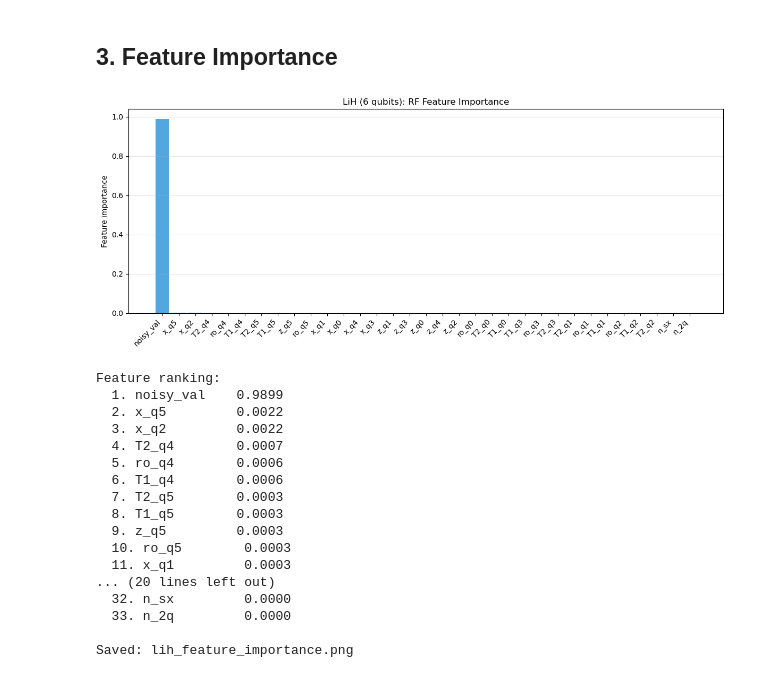
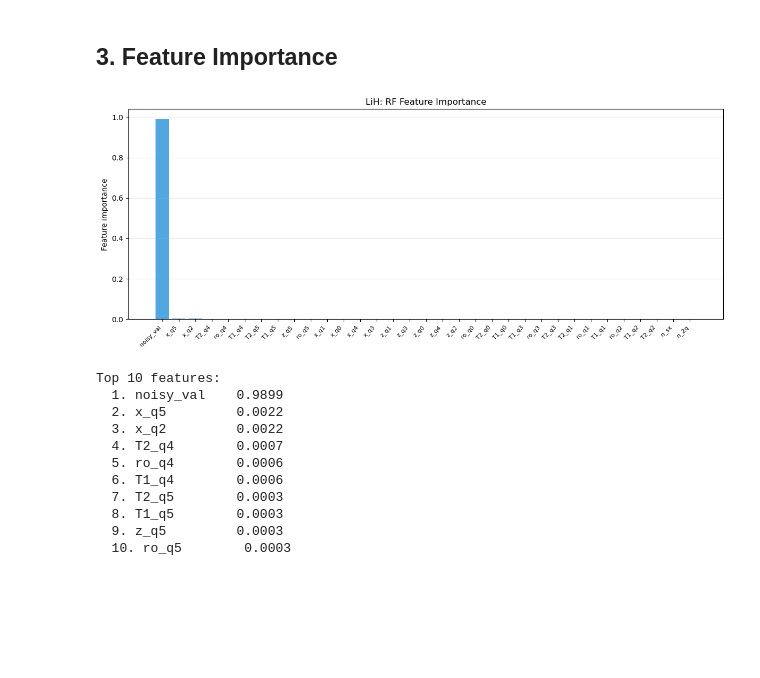
Before and after one commit to sahil-9915/ML-qem, a Jupyter notebook: LiH/lih_data_efficiency.ipynb, the cells around one changed output. Saved outputs shown, nothing was run; the diff lists cells and outputs as text; code cells hidden in the pictures; blank space fills up the shorter version.

```diff
--- a/LiH/lih_data_efficiency.ipynb
+++ b/LiH/lih_data_efficiency.ipynb
@@ -29,8 +29,6 @@ with open('lih_meta.json') as f:
 
 PAULI_LABELS = meta['pauli_labels']
 N_QUBITS = meta['n_qubits']
-N_2Q = meta['n_2q_gates']
-N_SX = meta['n_sx_gates']
 
 backend = FakeJakartaV2()
 props = backend.properties()
@@ -44,17 +42,16 @@ for q in range(N_QUBITS):
 
 SYMPLECTIC = {label: np.concatenate([Pauli(label).x.astype(int), Pauli(label).z.astype(int)])
               for label in PAULI_LABELS}
+N_2Q = meta['n_2q_gates']
+N_SX = meta['n_sx_gates']
 ALL_OBS = list(range(1, len(PAULI_LABELS)))
 
 def qubit_noise_features(symp):
     feats = []
     for q in range(N_QUBITS):
         active = float(symp[q] == 1 or symp[q + N_QUBITS] == 1)
-        feats.extend([
-            qubit_props[q]['T1'] * active,
-            qubit_props[q]['T2'] * active,
-            qubit_props[q]['readout_error'] * active,
-        ])
+        feats.extend([qubit_props[q]['T1']*active, qubit_props[q]['T2']*active,
+                      qubit_props[q]['readout_error']*active])
     return feats
 
 def build_features(noisy_subset, ideal_subset, obs_indices):
@@ -62,10 +59,9 @@ def build_features(noisy_subset, ideal_subset, obs_indices):
     for obs_idx in obs_indices:
         label = PAULI_LABELS[obs_idx]
         symp = SYMPLECTIC[label]
-        noise_feats = qubit_noise_features(symp)
+        nf = qubit_noise_features(symp)
         for i in range(len(noisy_subset)):
-            rows_X.append([noisy_subset[i, obs_idx], *symp,
-                           N_2Q, N_SX, *noise_feats])
+            rows_X.append([noisy_subset[i, obs_idx], *symp, N_2Q, N_SX, *nf])
             rows_y.append(ideal_subset[i, obs_idx])
     return np.array(rows_X, dtype=np.float32), np.array(rows_y, dtype=np.float32)
 
@@ -199,39 +190,38 @@ Saved: lih_data_efficiency.png
 # %%
 X_full, y_full = build_features(noisy_data[:1800], ideal_data[:1800], ALL_OBS)
 rf_full = RandomForestRegressor(n_estimators=100, random_state=42, n_jobs=-1)
 rf_full.fit(X_full, y_full)
 
-feature_names = (
-    ['noisy_val'] +
-    [f'x_q{i}' for i in range(N_QUBITS)] +
-    [f'z_q{i}' for i in range(N_QUBITS)] +
-    ['n_2q', 'n_sx'] +
-    [f'{p}_q{i}' for i in range(N_QUBITS) for p in ['T1', 'T2', 'ro']]
-)
+# Build feature names for 6 qubits
+feature_names = ['noisy_val']
+for q in range(N_QUBITS):
+    feature_names.append(f'x_q{q}')
+for q in range(N_QUBITS):
+    feature_names.append(f'z_q{q}')
+feature_names.extend(['n_2q', 'n_sx'])
+for q in range(N_QUBITS):
+    feature_names.extend([f'T1_q{q}', f'T2_q{q}', f'ro_q{q}'])
 
 importances = rf_full.feature_importances_
 idx = np.argsort(importances)[::-1]
 
 fig, ax = plt.subplots(figsize=(12, 5))
 ax.bar(range(len(importances)), importances[idx], color='#3498db', alpha=0.85)
 ax.set_xticks(range(len(importances)))
-ax.set_xticklabels([feature_names[i] for i in idx], rotation=45, ha='right')
+ax.set_xticklabels([feature_names[i] for i in idx], rotation=45, ha='right', fontsize=8)
 ax.set_ylabel('Feature importance')
-ax.set_title('LiH (6 qubits): RF Feature Importance')
+ax.set_title('LiH: RF Feature Importance')
 ax.grid(axis='y', alpha=0.3)
-
 plt.tight_layout()
 plt.savefig('lih_feature_importance.png', dpi=150, bbox_inches='tight')
 plt.show()
 
-print('\nFeature ranking:')
-for rank, i in enumerate(idx):
+print('\nTop 10 features:')
+for rank, i in enumerate(idx[:10]):
     print(f'  {rank+1}. {feature_names[i]:<12} {importances[i]:.4f}')
-
-print('\nSaved: lih_feature_importance.png')
 # %% [output]
-[figure, old version]
+[figure, new version]
-Feature ranking:
+Top 10 features:
   1. noisy_val    0.9899
   2. x_q5         0.0022
   3. x_q2         0.0022
@@ -242,9 +232,3 @@ Feature ranking:
   8. T1_q5        0.0003
   9. z_q5         0.0003
   10. ro_q5        0.0003
-  11. x_q1         0.0003
-... (20 lines left out)
-  32. n_sx         0.0000
-  33. n_2q         0.0000
-
-Saved: lih_feature_importance.png
```
Also changed, not shown: parts of 5 cells of this notebook, 29 other files.
